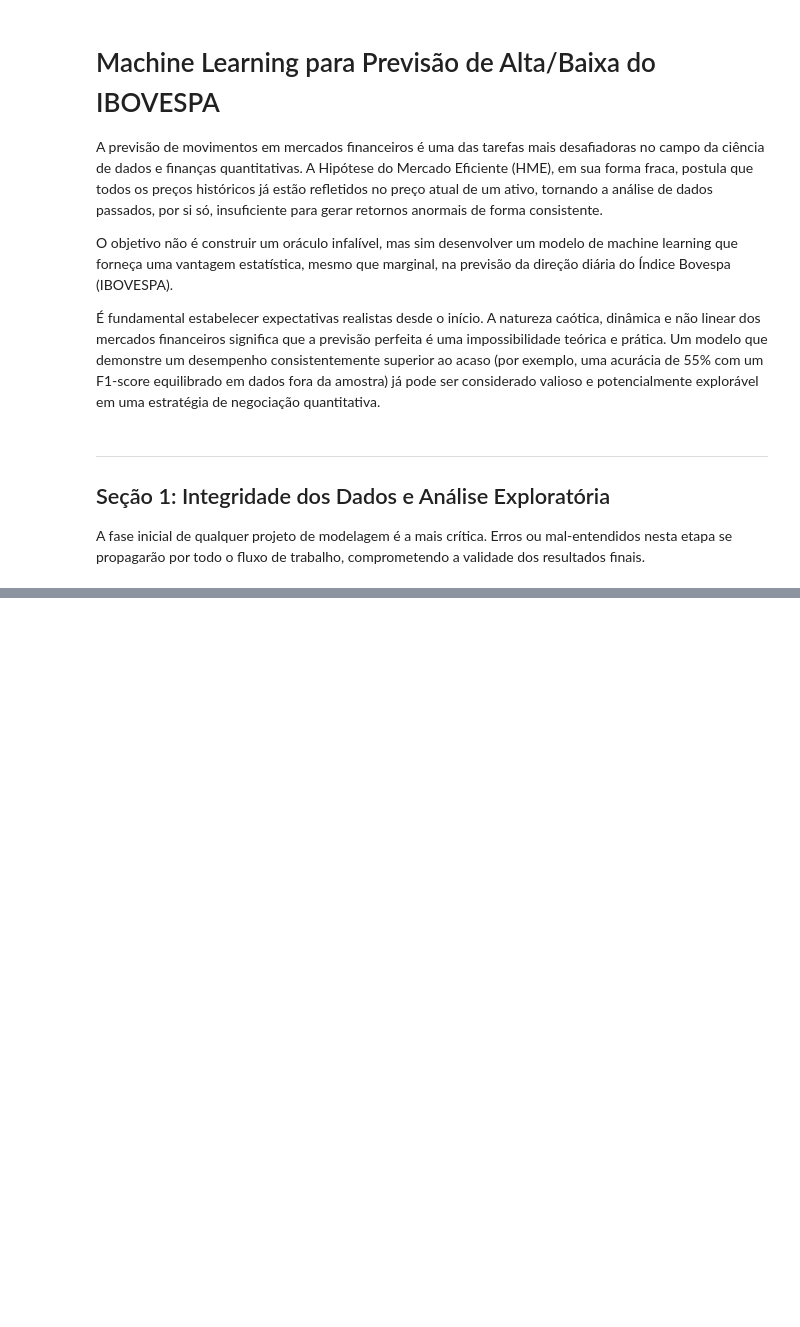
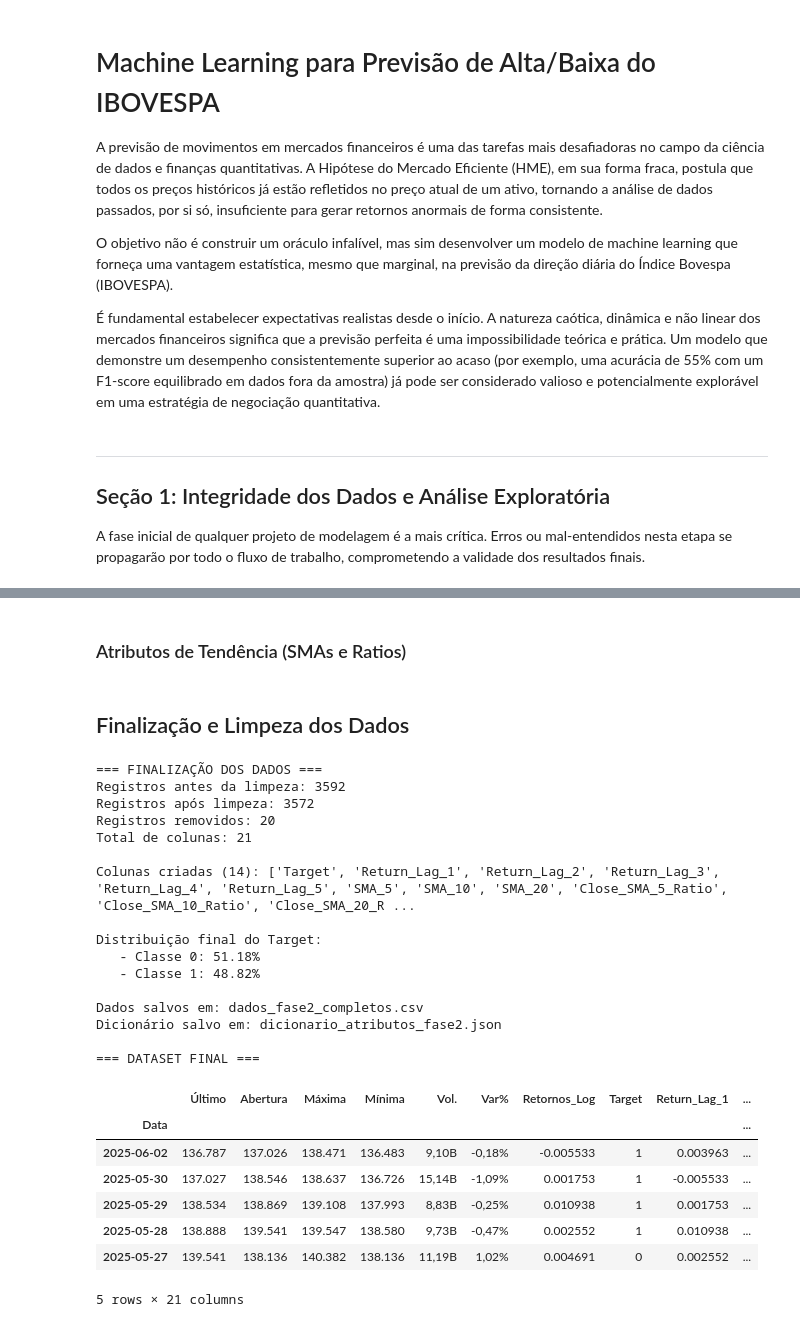
Before and after one commit to suprarn/tudofiap, a Jupyter notebook: Tech Challenge 2/final/tech_challenge_2_final.ipynb, the cells around one changed output, grey strips where cells are left out. Saved outputs shown, nothing was run; the diff lists cells and outputs as text; code cells hidden in the pictures; blank space fills up the shorter version.

```diff
--- a/Tech Challenge 2/final/tech_challenge_2_final.ipynb
+++ b/Tech Challenge 2/final/tech_challenge_2_final.ipynb
@@ -15,0 +759,2 @@ A fase inicial de qualquer projeto de modelagem é a mais crítica. Erros ou mal
+# %% [markdown]
+### Atributos de Tendência (SMAs e Ratios)
@@ -15,0 +810,61 @@ A fase inicial de qualquer projeto de modelagem é a mais crítica. Erros ou mal
+# %% [markdown]
+## Finalização e Limpeza dos Dados
+# %%
+# Remove registros com NaN (causados pelos lags e médias móveis)
+dados_finais = dados_com_features.dropna()
+
+print('=== FINALIZAÇÃO DOS DADOS ===')
+print(f'Registros antes da limpeza: {len(dados_com_features)}')
+print(f'Registros após limpeza: {len(dados_finais)}')
+print(f'Registros removidos: {len(dados_com_features) - len(dados_finais)}')
+print(f'Total de colunas: {len(dados_finais.columns)}')
+
+# Lista todas as colunas criadas
+colunas_originais = dados.columns.tolist()
+colunas_criadas = [col for col in dados_finais.columns if col not in colunas_originais]
+
+print(f'\nColunas criadas ({len(colunas_criadas)}): {colunas_criadas}')
+
+# Verifica distribuição final do target
+distribuicao_final = dados_finais['Target'].value_counts(normalize=True)
+print(f'\nDistribuição final do Target:')
+for classe, prop in distribuicao_final.items():
+    print(f'   - Classe {classe}: {prop:.2%}')
+
+# Salva os dados processados
+dados_finais.to_csv('dados_fase2_completos.csv')
+print(f'\nDados salvos em: dados_fase2_completos.csv')
+
+# Salva o dicionário de atributos
+with open('dicionario_atributos_fase2.json', 'w', encoding='utf-8') as f:
+    json.dump(dicionario_atributos, f, indent=2, ensure_ascii=False)
+print(f'Dicionário salvo em: dicionario_atributos_fase2.json')
+
+# Visualiza o dataset final
+print('\n=== DATASET FINAL ===')
+dados_finais.head()
+# %% [output]
+=== FINALIZAÇÃO DOS DADOS ===
+Registros antes da limpeza: 3592
+Registros após limpeza: 3572
+Registros removidos: 20
+Total de colunas: 21
+
+Colunas criadas (14): ['Target', 'Return_Lag_1', 'Return_Lag_2', 'Return_Lag_3', 'Return_Lag_4', 'Return_Lag_5', 'SMA_5', 'SMA_10', 'SMA_20', 'Close_SMA_5_Ratio', 'Close_SMA_10_Ratio', 'Close_SMA_20_R ...
+
+Distribuição final do Target:
+   - Classe 0: 51.18%
+   - Classe 1: 48.82%
+
+Dados salvos em: dados_fase2_completos.csv
+Dicionário salvo em: dicionario_atributos_fase2.json
+
+=== DATASET FINAL ===
+|  | Último | Abertura | Máxima | Mínima | Vol. | Var% | Retornos_Log | Target | Return_Lag_1 | ... |
+| Data |  |  |  |  |  |  |  |  |  | ... |
+| 2025-06-02 | 136.787 | 137.026 | 138.471 | 136.483 | 9,10B | -0,18% | -0.005533 | 1 | 0.003963 | ... |
+| 2025-05-30 | 137.027 | 138.546 | 138.637 | 136.726 | 15,14B | -1,09% | 0.001753 | 1 | -0.005533 | ... |
+| 2025-05-29 | 138.534 | 138.869 | 139.108 | 137.993 | 8,83B | -0,25% | 0.010938 | 1 | 0.001753 | ... |
+| 2025-05-28 | 138.888 | 139.541 | 139.547 | 138.580 | 9,73B | -0,47% | 0.002552 | 1 | 0.010938 | ... |
+| 2025-05-27 | 139.541 | 138.136 | 140.382 | 138.136 | 11,19B | 1,02% | 0.004691 | 0 | 0.002552 | ... |
+5 rows × 21 columns
```
Also changed, not shown: parts of 42 cells of this notebook, 18 other files.
